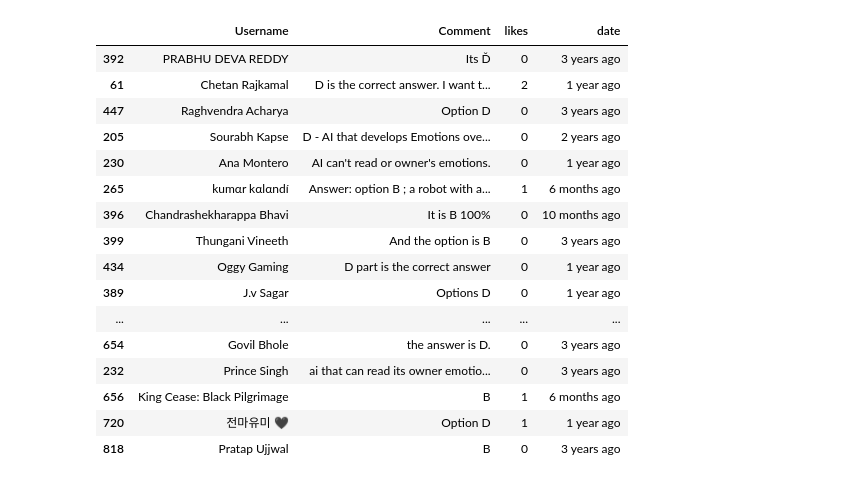
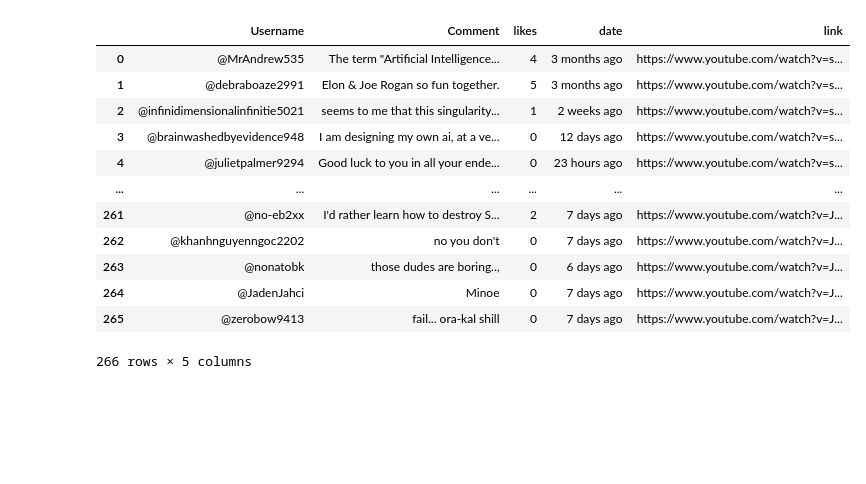
Before and after one commit to TimKuijten/final_project, a Jupyter notebook: webscrape.ipynb, the cells around one changed output. Cells and saved outputs as stored; diff of their text form; code cells hidden in the pictures; blank space fills up the shorter version.

```diff
--- a/webscrape.ipynb
+++ b/webscrape.ipynb
@@ -133,16 +163,17 @@ df_yt
 # %%
+def scrape_comments(df):
+    options = webdriver.ChromeOptions()
+    options.add_argument('--incognito')
+    options.add_argument('--headless')
+    options.add_argument('--disable-gpu')
+    options.add_argument('--no-sandbox')
 
-def scrape_comments(df):
-    driver = webdriver.Chrome()
-    options = webdriver.ChromeOptions()
-    options.add_argument("--incognito")
+    driver = webdriver.Chrome(options=options)
 
     rows = []
-    for url in df["Link"]:
+    for i in range(len(df)):
+        url = df['link'][i]
         driver.get(url)
-        wait = WebDriverWait(driver, 10)
-        cookie_consent = wait.until(EC.element_to_be_clickable((By.XPATH, '//button[@aria-label="Accept the use of cookies and other data for the purposes described"]')))
-        cookie_consent.click()
         time.sleep(30)
         driver.execute_script("window.scrollBy(0, 500);")
         time.sleep(5)
@@ -151,7 +182,7 @@ def scrape_comments(df):
             scroll_height = 10
             document_height_before = driver.execute_script("return document.documentElement.scrollHeight")
             driver.execute_script(f"window.scrollTo(0, {document_height_before + scroll_height});")
-            time.sleep(3)
+            time.sleep(5)
             document_height_after = driver.execute_script("return document.documentElement.scrollHeight")
             if document_height_after == document_height_before:
                 break
@@ -168,31 +199,28 @@ def scrape_comments(df):
             likes = comment.find("span", class_="style-scope ytd-comment-action-buttons-renderer").text.strip()
             date = comment.find("yt-formatted-string", class_="published-time-text style-scope ytd-comment-renderer").text.strip()
             date = date.replace('(edited)', '')
+            link = df['link'][i]
 
-            rows.append([username, yt_comment, likes, date])
+            rows.append([username, yt_comment, likes, date, link])
 
-    df_yt_comment = pd.DataFrame(rows, columns=['Username', 'Comment', 'likes', 'date'])
+    df_yt_comment = pd.DataFrame(rows, columns=['Username', 'Comment', 'likes', 'date', 'link'])
 
     driver.quit()
 
     return df_yt_comment
-# %%
-df_yt_comment.sample(50)
-# %% [output]
-|  | Username | Comment | likes | date |
-| 392 | PRABHU DEVA REDDY | Its Ď | 0 | 3 years ago |
-| 61 | Chetan Rajkamal | D is the correct answer. I want t... | 2 | 1 year ago |
-| 447 | Raghvendra Acharya | Option D | 0 | 3 years ago |
-| 205 | Sourabh Kapse | D - AI that develops Emotions ove... | 0 | 2 years ago |
-| 230 | Ana Montero | AI can't read or owner's emotions. | 0 | 1 year ago |
-| 265 | kumαr kαlαndí | Answer: option B ; a robot with a... | 1 | 6 months ago |
-| 396 | Chandrashekharappa Bhavi | It is B 100% | 0 | 10 months ago |
-| 399 | Thungani Vineeth | And the option is B | 0 | 3 years ago |
-| 434 | Oggy Gaming | D part is the correct answer | 0 | 1 year ago |
-| 389 | J.v Sagar | Options D | 0 | 1 year ago |
-| ... | ... | ... | ... | ... |
-| 654 | Govil Bhole | the answer is D. | 0 | 3 years ago |
-| 232 | Prince Singh | ai that can read its owner emotio... | 0 | 3 years ago |
-| 656 | King Cease: Black Pilgrimage | B | 1 | 6 months ago |
-| 720 | 전마유미 🖤 | Option D | 1 | 1 year ago |
-| 818 | Pratap Ujjwal | B | 0 | 3 years ago |
+# %%
+scrape_comments(df_yt)
+# %% [output]
+|  | Username | Comment | likes | date | link |
+| 0 | @MrAndrew535 | The term "Artificial Intelligence... | 4 | 3 months ago | https://www.youtube.com/watch?v=s... |
+| 1 | @debraboaze2991 | Elon & Joe Rogan so fun together. | 5 | 3 months ago | https://www.youtube.com/watch?v=s... |
+| 2 | @infinidimensionalinfinitie5021 | seems to me that this singularity... | 1 | 2 weeks ago | https://www.youtube.com/watch?v=s... |
+| 3 | @brainwashedbyevidence948 | I am designing my own ai, at a ve... | 0 | 12 days ago | https://www.youtube.com/watch?v=s... |
+| 4 | @julietpalmer9294 | Good luck to you in all your ende... | 0 | 23 hours ago | https://www.youtube.com/watch?v=s... |
+| ... | ... | ... | ... | ... | ... |
+| 261 | @no-eb2xx | I'd rather learn how to destroy S... | 2 | 7 days ago | https://www.youtube.com/watch?v=J... |
+| 262 | @khanhnguyenngoc2202 | no you don't | 0 | 7 days ago | https://www.youtube.com/watch?v=J... |
+| 263 | @nonatobk | those dudes are boring.., | 0 | 6 days ago | https://www.youtube.com/watch?v=J... |
+| 264 | @JadenJahci | Minoe | 0 | 7 days ago | https://www.youtube.com/watch?v=J... |
+| 265 | @zerobow9413 | fail... ora-kal shill | 0 | 7 days ago | https://www.youtube.com/watch?v=J... |
+266 rows × 5 columns
```
Also changed, not shown: parts of 6 cells of this notebook, 1 other file.
